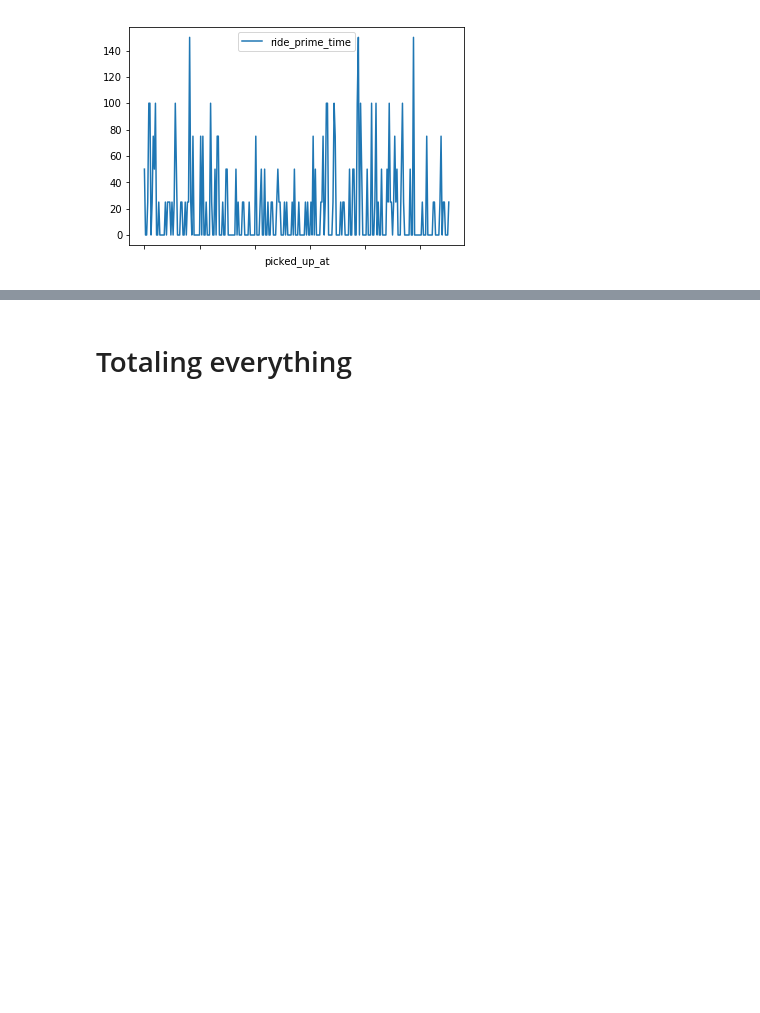
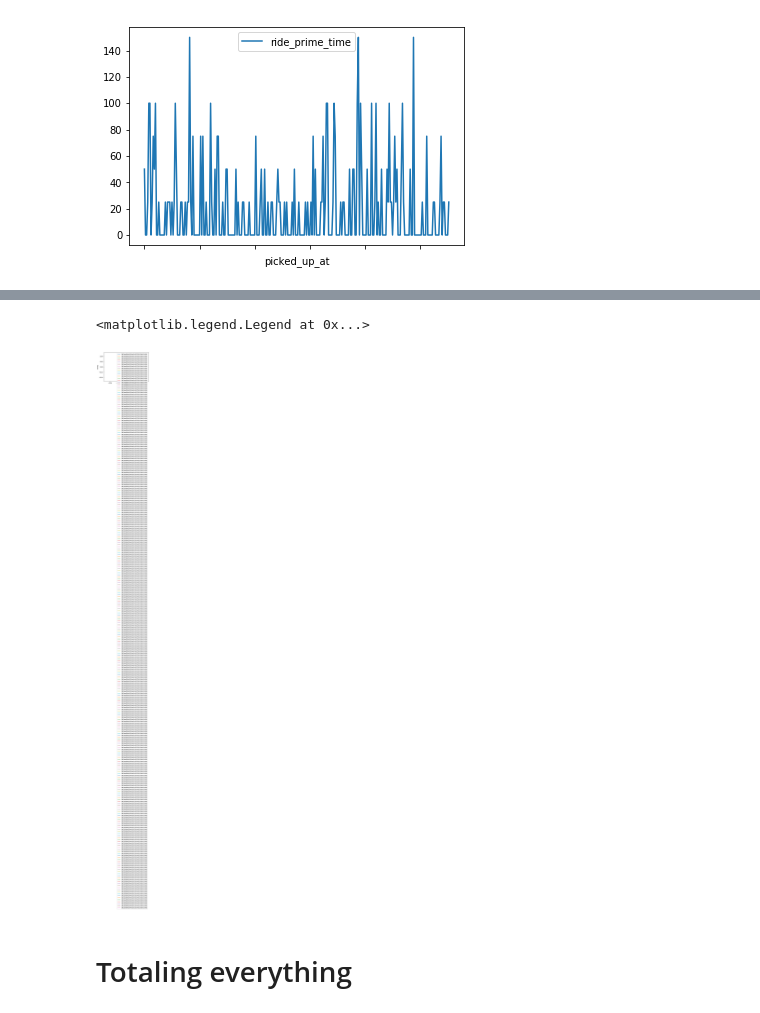
Before and after one commit to SallyPoon/LyftDS, a Jupyter notebook: Lyft DS.ipynb, the cells around one changed output, grey strips where cells are left out. Cells and saved outputs as stored; diff of their text form; code cells hidden in the pictures; blank space fills up the shorter version.

```diff
--- a/Lyft DS.ipynb
+++ b/Lyft DS.ipynb
@@ -89,0 +126,8 @@ sample2.plot.line(x = 'picked_up_at', y = 'ride_prime_time')
+# %%
+test.rename(columns={'total cost':'total_cost'}, inplace=True)
+test['Time stamp'] = pd.to_datetime(test['picked_up_at'].str.strip(), format='%Y-%m-%d %H:%M:%S')
+# %%
+test['just_date'] = test['Time stamp'].dt.date
+# %%
+pd.set_option('display.max_rows', 1000)
+test_sample = test[:277]
@@ -90,3 +154,13 @@ sample2.plot.line(x = 'picked_up_at', y = 'ride_prime_time')
+# %%
+fig,ax = plt.subplots()
+for name in test_sample['driver_id'].tolist():
+    ax.plot(test_sample[test_sample.driver_id=='driver_id'].just_date,test_sample[test_sample.driver_id=='driver_id'].total_cost,label=name)
+
+ax.set_xlabel("driver")
+ax.set_ylabel("money")
+# %% [output]
+<matplotlib.legend.Legend at 0x...>
+[figure, added]
 # %% [markdown]
 # Totaling everything
 # %%
```
Also changed, not shown: parts of 7 cells of this notebook.
